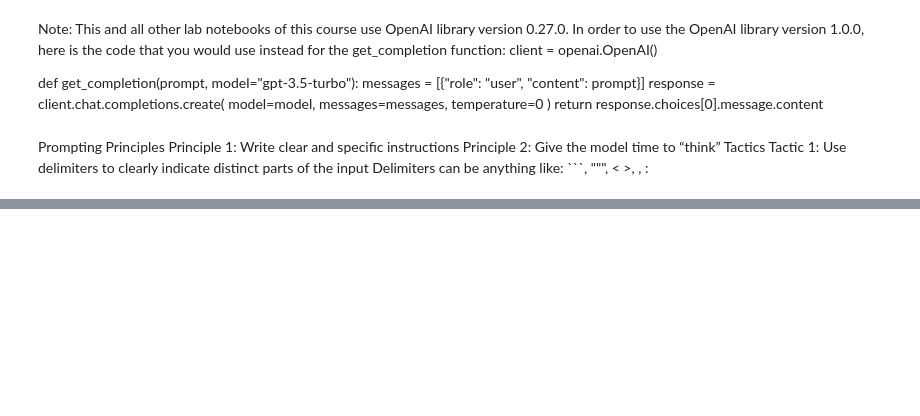
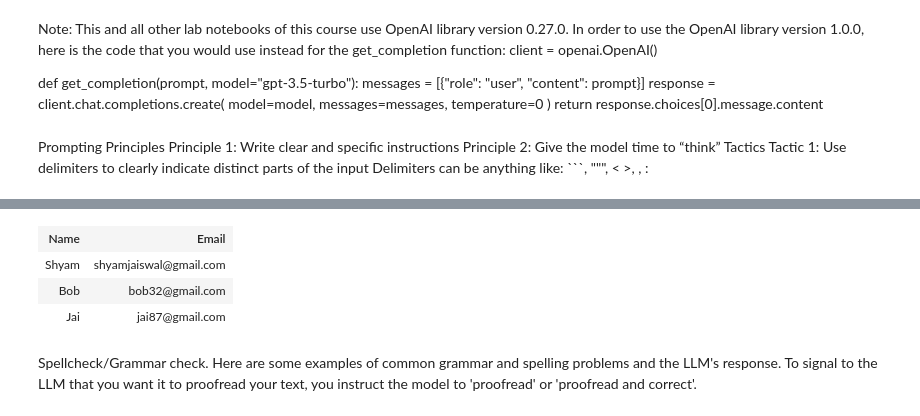
Before and after one commit to Jweng88/prompt-engineering, a Jupyter notebook: ChatGPT prompt_enginnering.ipynb, the cells around one changed output, grey strips where cells are left out. Cells and saved outputs as stored; diff of their text form; code cells hidden in the pictures; blank space fills up the shorter version.

```diff
--- a/ChatGPT prompt_enginnering.ipynb
+++ b/ChatGPT prompt_enginnering.ipynb
@@ -78,0 +1149,13 @@ You tried to access openai.ChatCompletion, but this is no longer supported in op
+# %%
+data_json = { "resturant employees" :[
+    {"name":"Shyam", "email":"shyamjaiswal@gmail.com"},
+    {"name":"Bob", "email":"bob32@gmail.com"},
+    {"name":"Jai", "email":"jai87@gmail.com"}
+]}
+
+prompt = f"""
+Translate the following python dictionary from JSON to an HTML \
+table with column headers and title: {data_json}
+"""
+response = get_completion(prompt)
+print(response)
@@ -78,0 +1180,12 @@ You tried to access openai.ChatCompletion, but this is no longer supported in op
+# %%
+from IPython.display import display, Markdown, Latex, HTML, JSON
+display(HTML(response))
+# %% [output]
+| Name | Email |
+| Shyam | shyamjaiswal@gmail.com |
+| Bob | bob32@gmail.com |
+| Jai | jai87@gmail.com |
+# %% [markdown]
+Spellcheck/Grammar check.
+Here are some examples of common grammar and spelling problems and the LLM's response.
+To signal to the LLM that you want it to proofread your text, you instruct the model to 'proofread' or 'proofread and correct'.
```
Also changed, not shown: parts of 104 cells of this notebook.
